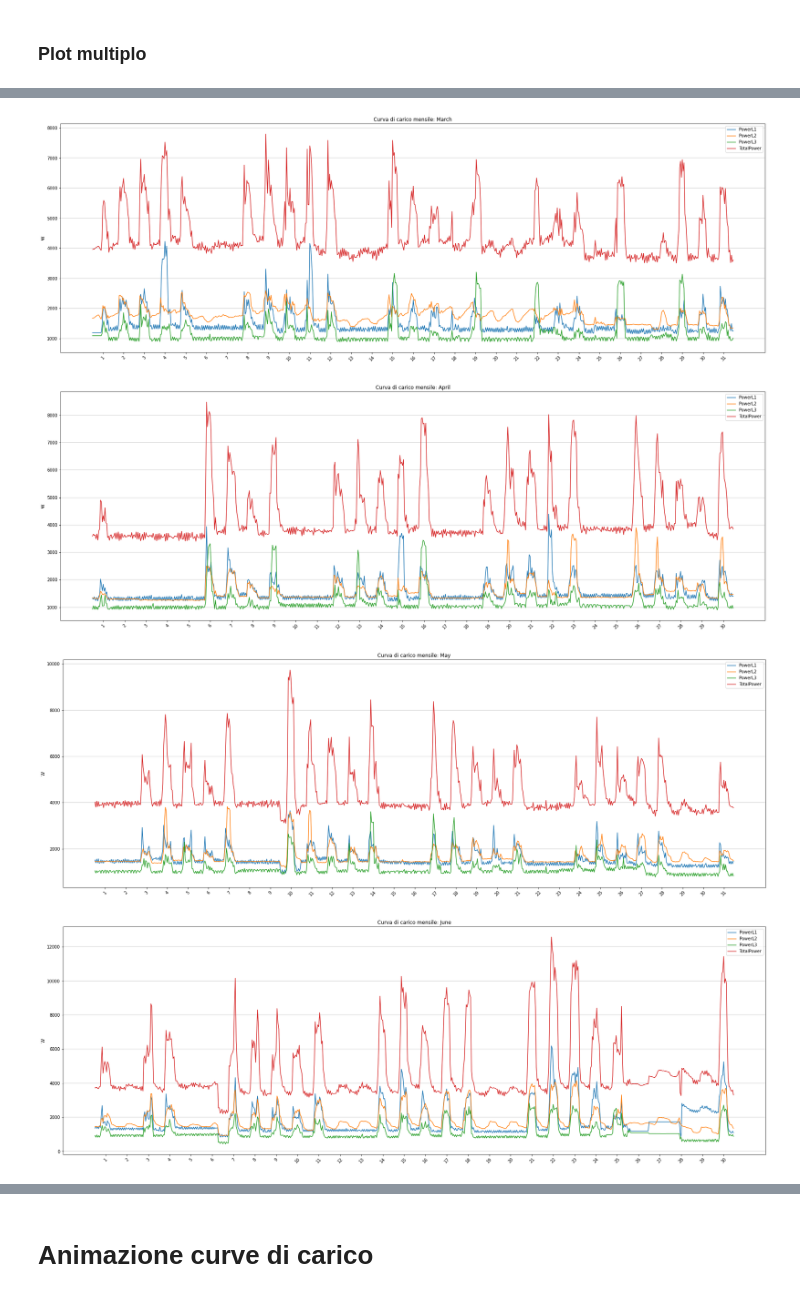
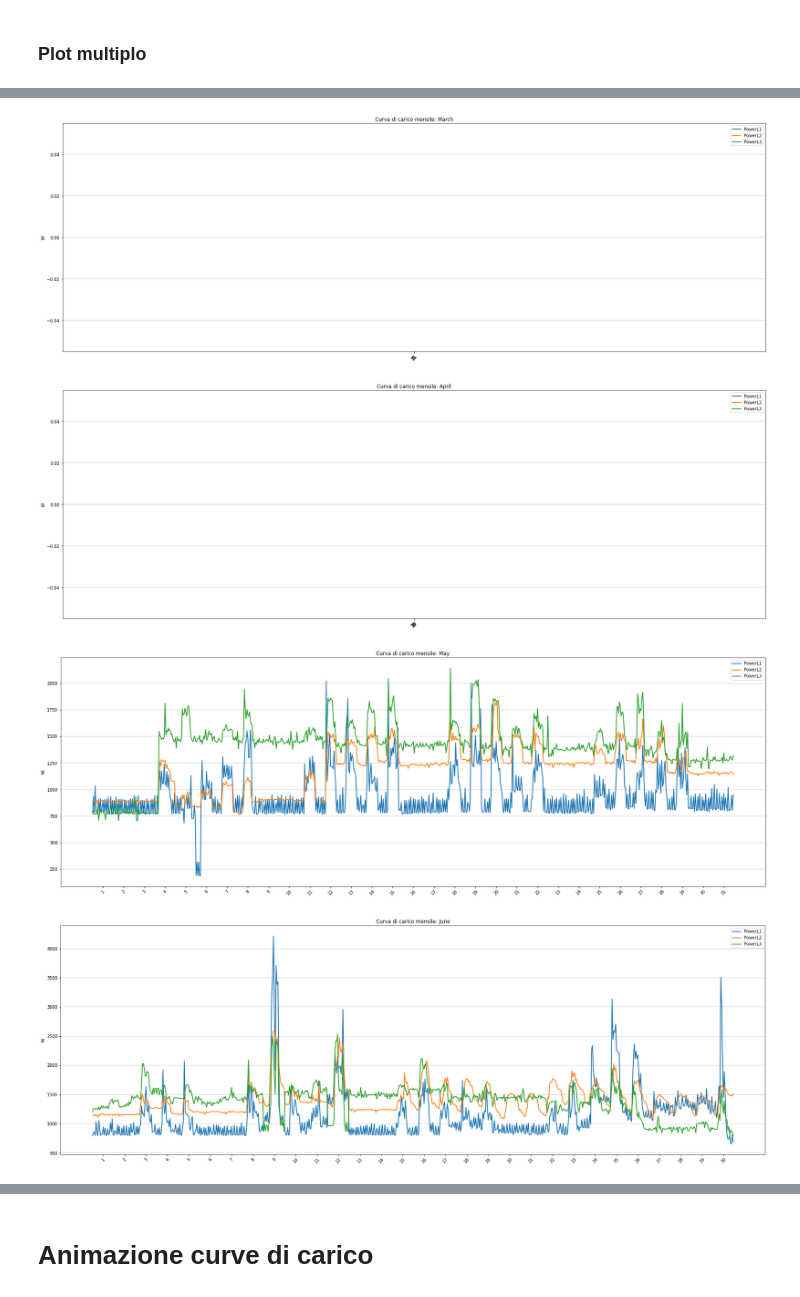
Before and after one commit to paolo-di-simone/PrevisioneCaricoElettrico, a Jupyter notebook: Visualization-DatasetMediatoOrario.ipynb, the cells around one changed output, grey strips where cells are left out. Cells and saved outputs as stored; diff of their text form; code cells hidden in the pictures.

```diff
--- a/Visualization-DatasetMediatoOrario.ipynb
+++ b/Visualization-DatasetMediatoOrario.ipynb
@@ -174,7 +184,7 @@ def plot_single_load_distribution(data, start, end, field, c1, c2, title, xlabel
     plt.show()
 # %%
-start = datetime(2022, 4, 28, 0, 0, 0)
-end = datetime(2022, 4, 29, 23, 59, 59)
+start = datetime(2020, 5, 3, 0, 0, 0)
+end = datetime(2020, 5, 3, 23, 59, 59)
 title = "Curva di carico giornaliera"
 xlabel = "TotalPower"
 ylabel = "W"
@@ -197,7 +209,7 @@ def plot_multiple_load_distribution(data, start, end, fields, c, title, ylabel,
         yvalue = get_data(data, start, end, field)
         len_x = len(yvalue)
         xvalue = [x for x in range(0,len_x)]
-        plt.plot(xvalue, yvalue, linewidth="1.5", label=field)
+        plt.plot(xvalue, yvalue, linewidth="2", label=field)
 
 
     positions, labels = get_x_ticks_from_delta(start, end, len_x)
@@ -213,15 +225,16 @@ def plot_multiple_load_distribution(data, start, end, fields, c, title, ylabel,
 single_phase = ["P_CabinePower_L1", "P_HeatPump", "P_CabineLight_L3"]
 three_phase = ["P WS Emergency Light", "P WS Light", "P WS FanCoil", "P WS FM"]
 
-fields_sum = ["PowerL1", "PowerL2", "PowerL3", "TotalPower"]
+fields_sum = ["PowerL1", "PowerL2", "PowerL3"]#, "TotalPower"]
 
 L1 = ["P_CabinePower_L1", "P L1 WS Emergency Light", "P L1 WS Light", "P L1 WS FanCoil", "P L1 WS FM"]
 L2 = ["P_HeatPump", "P L2 WS Emergency Light", "P L2 WS Light", "P L2 WS FanCoil", "P L2 WS FM"]
 L3 = ["P_CabineLight_L3", "P L3 WS Emergency Light", "P L3 WS Light", "P L3 WS FanCoil", "P L3 WS FM"]
 # %%
+year = 2020
 for i in range(1,13):
-    start = datetime(2021, i, 1, 0, 0, 0)
-    end = datetime(2021, i, calendar.monthrange(2021, i)[1], 23, 59, 59)
+    start = datetime(year, i, 1, 0, 0, 0)
+    end = datetime(year, i, calendar.monthrange(year, i)[1], 23, 59, 59)
     title = "Curva di carico mensile: " + calendar.month_name[i]
     ylabel = "W"
     dim = (30,10)
@@ -233,4 +246,4 @@ for i in range(1,13):
-[figure, old version]
+[figure, new version]
-[figure, old version]
+[figure, new version]
-[figure, old version]
+[figure, new version]
-[figure, old version]
+[figure, new version]
```
Also changed, not shown: parts of 21 cells of this notebook, 2 other files.
